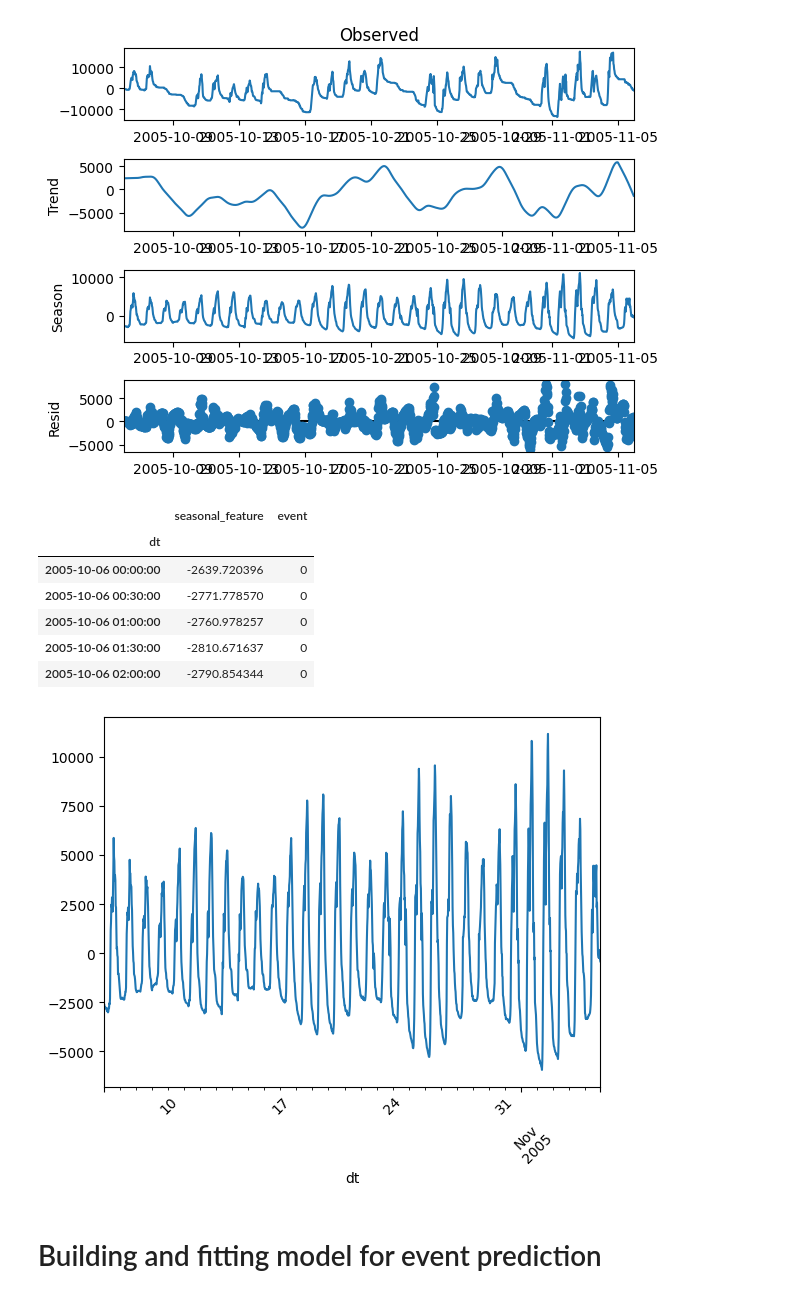
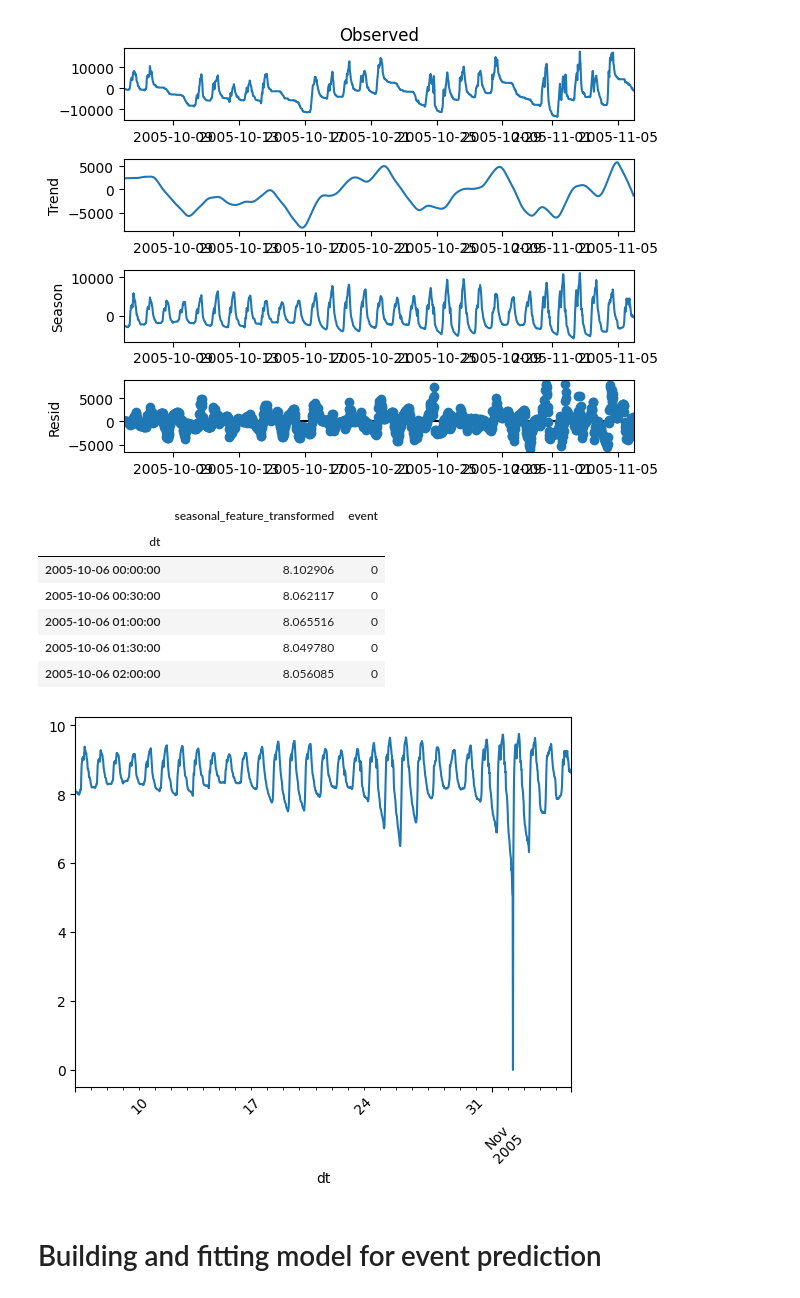
Before and after one commit to daniildiveev/ml-course-shad, a Jupyter notebook: 7th_homework/timeseries-homework.ipynb, the cells around one changed output. Drawn from its saved outputs; the diff is of its cells as text; code cells hidden in the pictures.

```diff
--- a/7th_homework/timeseries-homework.ipynb
+++ b/7th_homework/timeseries-homework.ipynb
@@ -154,25 +154,25 @@ stl_res.plot();
 # %% [output]
 [figure]
 # %%
-test_dataset = pd.DataFrame(columns=['dt', 'seasonal_feature', 'event'])
+test_dataset = pd.DataFrame(columns=['dt', 'seasonal_feature_transformed', 'event'])
 
 test_dataset['dt'] = counters_test.index
-test_dataset['seasonal_feature'] = stl_res.seasonal.values
+test_dataset['seasonal_feature_transformed'] = np.log(stl_res.seasonal.values - np.min(stl_res.seasonal) + 1)
 test_dataset['event'] = test_dataset.dt.apply(check_if_event)
 
 test_dataset = test_dataset.set_index("dt")
 # %%
 test_dataset.head(5)
 # %% [output]
-|  | seasonal_feature | event |
+|  | seasonal_feature_transformed | event |
 | dt |  |  |
-| 2005-10-06 00:00:00 | -2639.720396 | 0 |
-| 2005-10-06 00:30:00 | -2771.778570 | 0 |
-| 2005-10-06 01:00:00 | -2760.978257 | 0 |
-| 2005-10-06 01:30:00 | -2810.671637 | 0 |
-| 2005-10-06 02:00:00 | -2790.854344 | 0 |
+| 2005-10-06 00:00:00 | 8.102906 | 0 |
+| 2005-10-06 00:30:00 | 8.062117 | 0 |
+| 2005-10-06 01:00:00 | 8.065516 | 0 |
+| 2005-10-06 01:30:00 | 8.049780 | 0 |
+| 2005-10-06 02:00:00 | 8.056085 | 0 |
 # %%
-test_dataset.seasonal_feature.plot(rot=45);
+test_dataset.seasonal_feature_transformed.plot(rot=45);
 # %% [output]
-[figure, old version]
+[figure, new version]
 # %%
```
Also changed, not shown: parts of 13 cells of this notebook.
